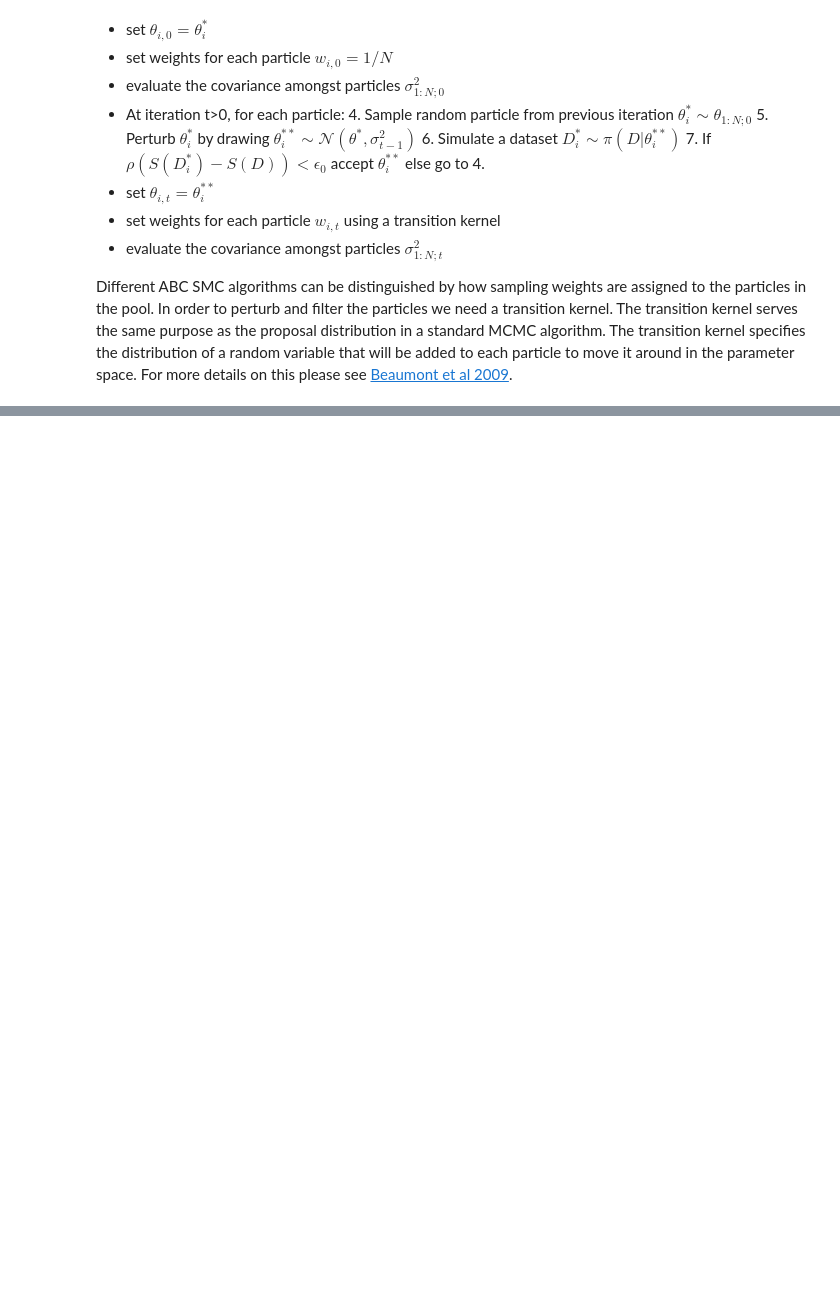
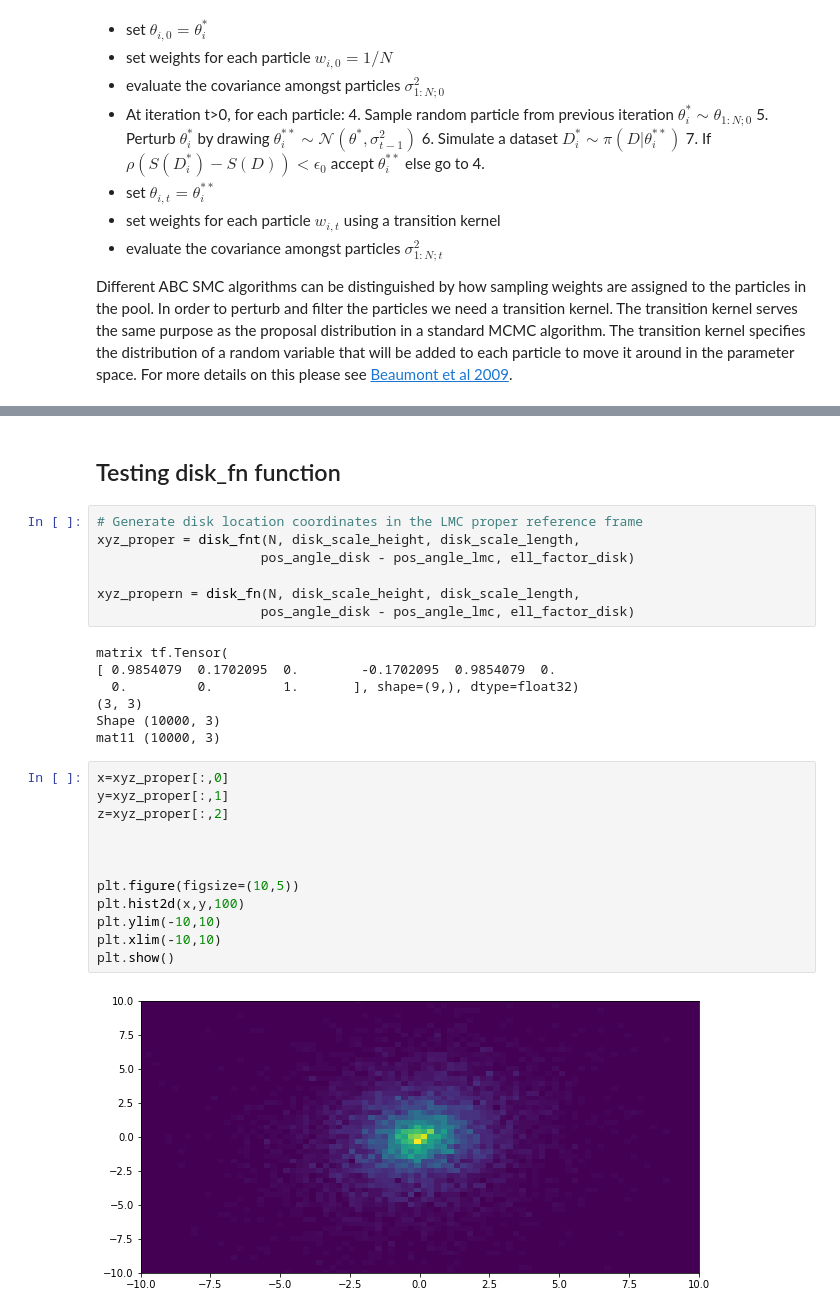
Before and after one commit to RogerMor/LMCpaper, a Jupyter notebook: LMC-disk-simul-FirstVersionRoger_ACG.ipynb, the cells around one changed output, grey strips where cells are left out. Cells and saved outputs as stored; diff of their text form; blank space fills up the shorter version.

```diff
--- a/LMC-disk-simul-FirstVersionRoger_ACG.ipynb
+++ b/LMC-disk-simul-FirstVersionRoger_ACG.ipynb
@@ -590,0 +966,30 @@ For more details on this please see
+# %% [markdown]
+## Testing disk_fn function
+# %%
+# Generate disk location coordinates in the LMC proper reference frame
+xyz_proper = disk_fnt(N, disk_scale_height, disk_scale_length,
+                     pos_angle_disk - pos_angle_lmc, ell_factor_disk)
+
+xyz_propern = disk_fn(N, disk_scale_height, disk_scale_length,
+                     pos_angle_disk - pos_angle_lmc, ell_factor_disk)
+# %% [output]
+matrix tf.Tensor(
+[ 0.9854079  0.1702095  0.        -0.1702095  0.9854079  0.
+  0.         0.         1.       ], shape=(9,), dtype=float32)
+(3, 3)
+Shape (10000, 3)
+mat11 (10000, 3)
+# %%
+x=xyz_proper[:,0]
+y=xyz_proper[:,1]
+z=xyz_proper[:,2]
+
+
+
+plt.figure(figsize=(10,5))
+plt.hist2d(x,y,100)
+plt.ylim(-10,10)
+plt.xlim(-10,10)
+plt.show()
+# %% [output]
+[figure, added]
```
Also changed, not shown: parts of 34 cells of this notebook.
